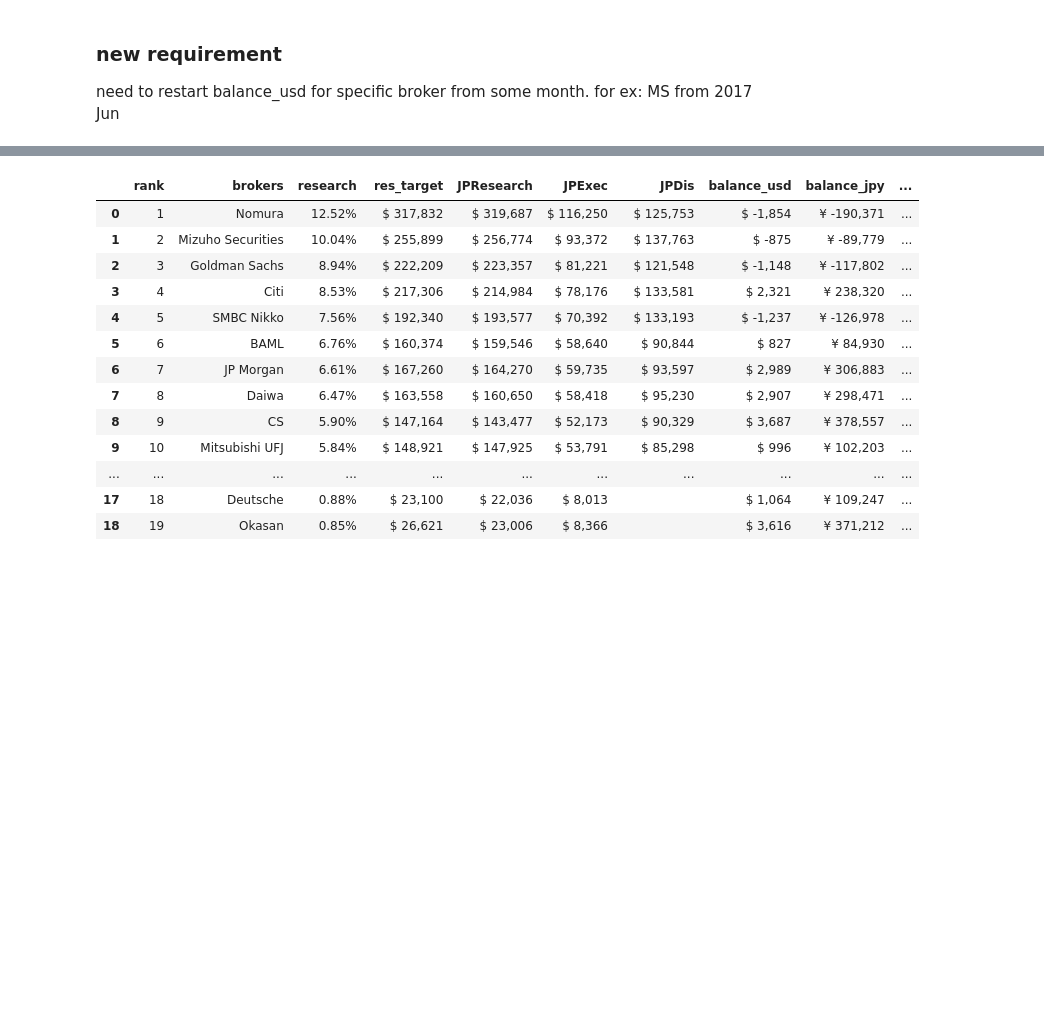
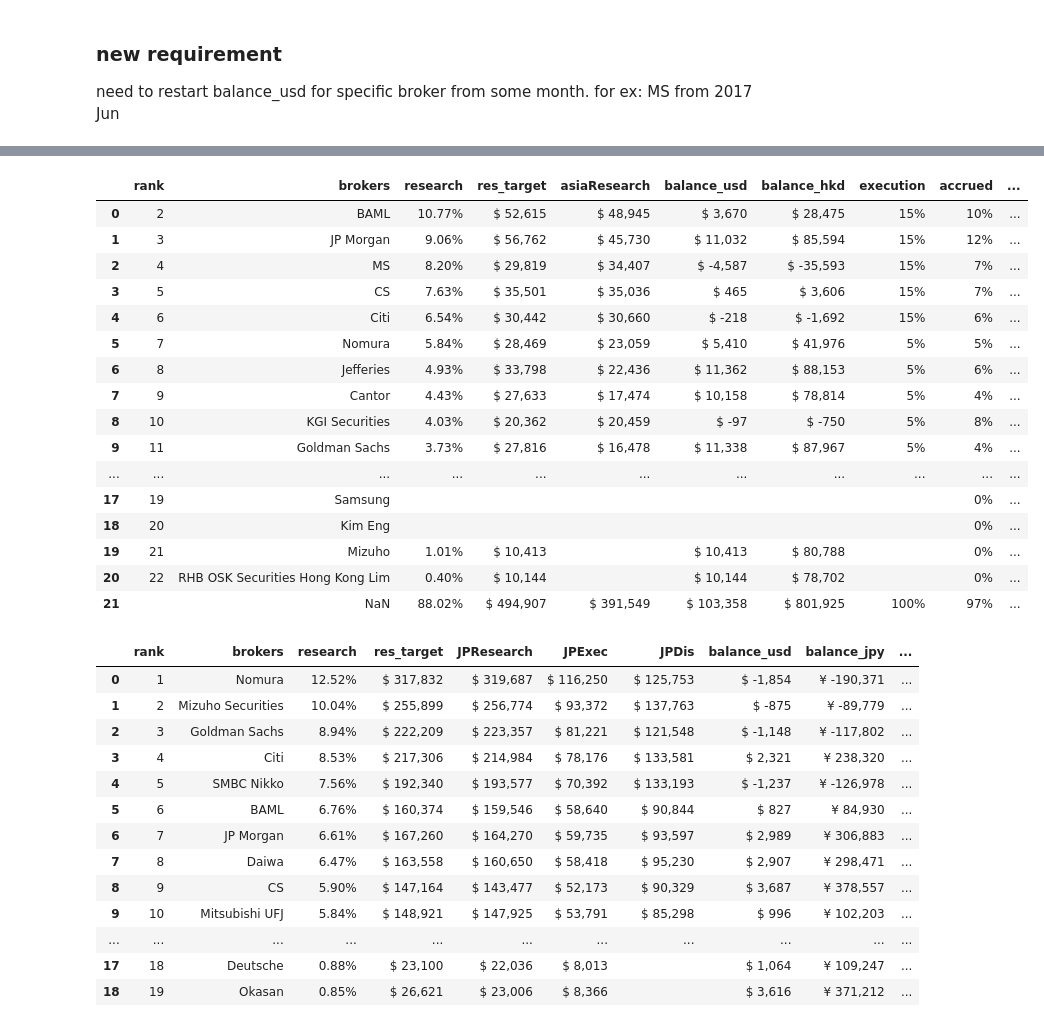
Before and after one commit to vico/web_monitor, a Jupyter notebook: notebooks/Commission.ipynb, the cells around one changed output, grey strips where cells are left out. Saved outputs shown, nothing was run; the diff lists cells and outputs as text; code cells hidden in the pictures; blank space fills up the shorter version.

```diff
--- a/notebooks/Commission.ipynb
+++ b/notebooks/Commission.ipynb
@@ -365,2 +393,3 @@ get_csa_brokers(date)
 # %%
-csa_brokers = get_csa_brokers(date)
+nonjp_csa_brokers = get_csa_brokers(date, 'NonJapan')
+nonjp_csa_brokers
@@ -367,3 +400,0 @@ csa_brokers = get_csa_brokers(date)
-# %%
-nonjapan_indexer = csa_brokers[csa_brokers['region'] == 'NonJapan']['research'].index
-csa_brokers.loc[nonjapan_indexer, 'research'] = csa_brokers.loc[nonjapan_indexer, 'research'] * asia_quarter_commission_budget/jp_quarter_commission_budget
@@ -459,0 +421,30 @@ rank_df
+# %%
+def adjust_research(df, jp_quarter_commission_budget):
+    t = df.copy()
+    t['research'] = df['balance_usd'] *100/jp_quarter_commission_budget
+    return t
+
+pair_list = csa_brokers[csa_brokers['region'] == 'NonJapan'][['master_brokers', 'brokers']].values.tolist()
+nonjp_paid_on_jp_broker_list = [ b[1] for b in pair_list]
+asia_columns = calculate_columns_asia(quarter_trades, nonjp_ranks_df, asia_quarter_commission_budget, usd_hkd,
+                                      date, nonjp_csa_brokers['brokers'].tolist())
+# calculate_columns(quarter_trades, jp_ranks_df, jp_quarter_commission_budget, usd_jpy, ubs_include_list, clsa_asia_target = 1.950146).pipe(check)
+# nonjp_paid_on_jp = (asia_columns
+#  .reset_index()
+#  .set_index('brokers').loc[nonjp_paid_on_jp_broker_list]
+#  .pipe(adjust_research)[['balance_usd', 'research']]
+#  .rename(columns={'balance_usd': 'res_target'}, index={'CLSA': 'CLSA Asia'})
+# )
+# nonjp_paid_on_jp['research'].sum()
+# nonjp_paid_on_jp
+
+# need to get asia columns calculated to get balance to append to JP table.
+nonjp_paid_on_jp = (asia_columns
+ .merge(csa_brokers, how='inner', left_on='brokers', right_on='brokers')
+ .pipe(adjust_research, jp_quarter_commission_budget)[['master_brokers', 'brokers', 'balance_usd', 'research']]
+)
+
+# nonjp_paid_on_jp[['master_brokers', 'brokers']].values.tolist()
+# nonjp_paid_on_jp.groupby('master_brokers').sum().index.tolist()
+# nonjp_paid_on_jp.drop('master_brokers', axis=1).set_index('brokers').rename(index={'CLSA': 'CLSA Asia'})
+# asia_columns.drop(asia_columns['brokers'] == pd.Series(nonjp_paid_on_jp['brokers'].values.tolist()))
@@ -506,6 +546,23 @@ quarter_trades = get_quarter_trades(date.year, quarter, ytd_trades)
-# %%
-asia_columns = calculate_columns_asia(quarter_trades, nonjp_ranks_df, asia_quarter_commission_budget, usd_hkd, date, ['Kim Eng', 'Samsung', 'CIMB'])
-# calculate_columns(quarter_trades, jp_ranks_df, jp_quarter_commission_budget, usd_jpy, ubs_include_list, clsa_asia_target = 1.950146).pipe(check)
+# %%
+calculate_commission_asia_table(asia_columns[~asia_columns['brokers'].isin(nonjp_paid_on_jp['brokers'].values.tolist())])
+# %% [output]
+|  | rank | brokers | research | res_target | asiaResearch | balance_usd | balance_hkd | execution | accrued | ... |
+| 0 | 2 | BAML | 10.77% | $ 52,615 | $ 48,945 | $ 3,670 | $ 28,475 | 15% | 10% | ... |
+| 1 | 3 | JP Morgan | 9.06% | $ 56,762 | $ 45,730 | $ 11,032 | $ 85,594 | 15% | 12% | ... |
+| 2 | 4 | MS | 8.20% | $ 29,819 | $ 34,407 | $ -4,587 | $ -35,593 | 15% | 7% | ... |
+| 3 | 5 | CS | 7.63% | $ 35,501 | $ 35,036 | $ 465 | $ 3,606 | 15% | 7% | ... |
+| 4 | 6 | Citi | 6.54% | $ 30,442 | $ 30,660 | $ -218 | $ -1,692 | 15% | 6% | ... |
+| 5 | 7 | Nomura | 5.84% | $ 28,469 | $ 23,059 | $ 5,410 | $ 41,976 | 5% | 5% | ... |
+| 6 | 8 | Jefferies | 4.93% | $ 33,798 | $ 22,436 | $ 11,362 | $ 88,153 | 5% | 6% | ... |
+| 7 | 9 | Cantor | 4.43% | $ 27,633 | $ 17,474 | $ 10,158 | $ 78,814 | 5% | 4% | ... |
+| 8 | 10 | KGI Securities | 4.03% | $ 20,362 | $ 20,459 | $ -97 | $ -750 | 5% | 8% | ... |
+| 9 | 11 | Goldman Sachs | 3.73% | $ 27,816 | $ 16,478 | $ 11,338 | $ 87,967 | 5% | 4% | ... |
+| ... | ... | ... | ... | ... | ... | ... | ... | ... | ... | ... |
+| 17 | 19 | Samsung |  |  |  |  |  |  | 0% | ... |
+| 18 | 20 | Kim Eng |  |  |  |  |  |  | 0% | ... |
+| 19 | 21 | Mizuho | 1.01% | $ 10,413 |  | $ 10,413 | $ 80,788 |  | 0% | ... |
+| 20 | 22 | RHB OSK Securities Hong Kong Lim | 0.40% | $ 10,144 |  | $ 10,144 | $ 78,702 |  | 0% | ... |
+| 21 |  | NaN | 88.02% | $ 494,907 | $ 391,549 | $ 103,358 | $ 801,925 | 100% | 97% | ... |
 # %%
 # out_df = (jp_ranks_df.merge(t, how='inner', left_index=True, right_on='brokers')
 #           .rename(columns={'research': 'budget_target', 'id': 'broker_id'})
```
Also changed, not shown: parts of 24 cells of this notebook, 4 other files.
